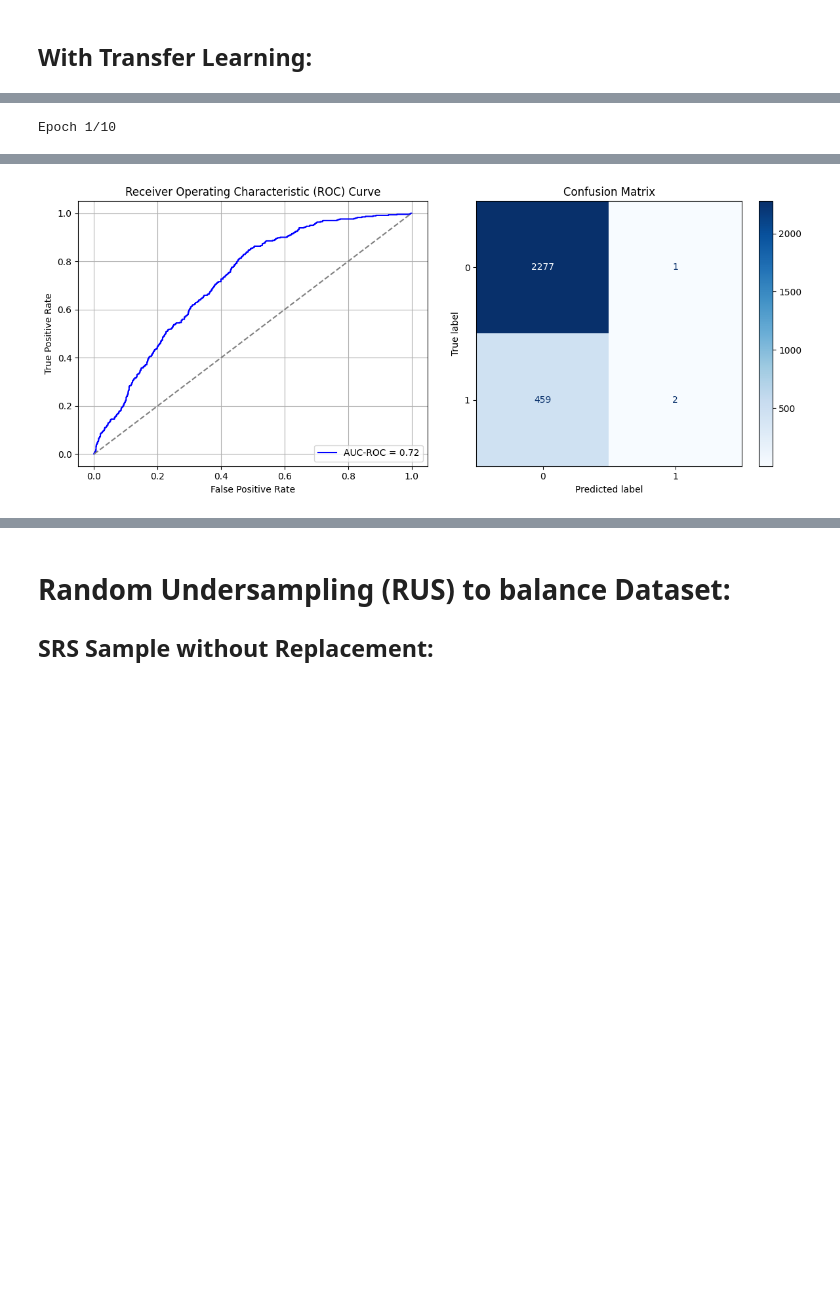
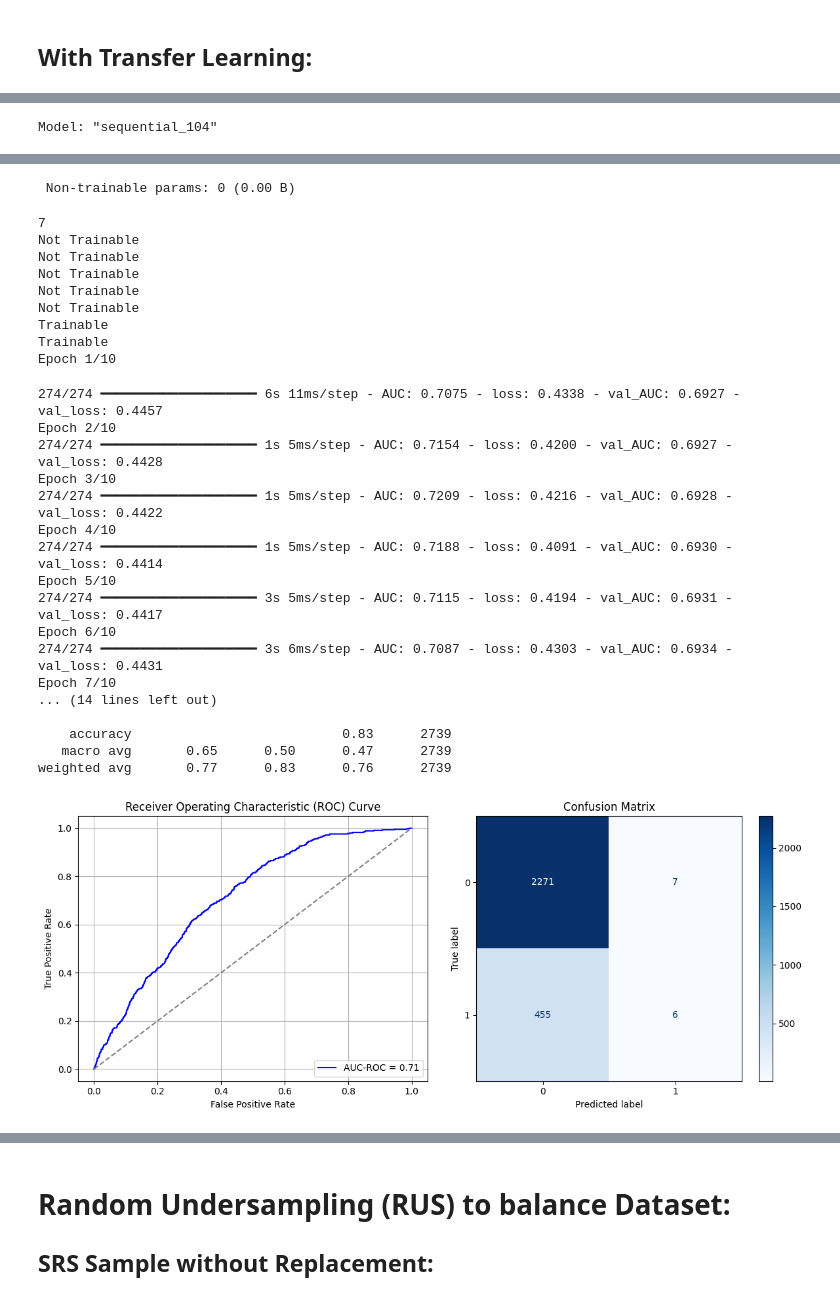
Before and after one commit to AndreiAf02/STAT561_Project, a Jupyter notebook: STAT561_Project_Code_V6_Heart_Disease_Fine_Tuning.ipynb, the cells around one changed output, grey strips where cells are left out. Drawn from its saved outputs; the diff is of its cells as text; code cells hidden in the pictures; blank space fills up the shorter version.

```diff
--- a/STAT561_Project_Code_V6_Heart_Disease_Fine_Tuning.ipynb
+++ b/STAT561_Project_Code_V6_Heart_Disease_Fine_Tuning.ipynb
@@ -698,4 +732,4 @@ Time elapsed (performance): 1.0154661570004464
 # %%
-fine_tuning(X_T_train, X_T_test, y_T_train, y_T_test, 3)
+fine_tuning(X_T_train, X_T_test, y_T_train, y_T_test, 0, 5)
 # %% [output]
-Epoch 1/10
+Model: "sequential_104"
@@ -719 +752,0 @@ weighted avg       0.80      0.83      0.76      2739
-[figure, old version]
@@ -722,0 +755,28 @@ Time elapsed (performance): 12.581420528999843
+ Non-trainable params: 0 (0.00 B)
+7
+Not Trainable
+Not Trainable
+Not Trainable
+Not Trainable
+Not Trainable
+Trainable
+Trainable
+Epoch 1/10
+274/274 ━━━━━━━━━━━━━━━━━━━━ 6s 11ms/step - AUC: 0.7075 - loss: 0.4338 - val_AUC: 0.6927 - val_loss: 0.4457
+Epoch 2/10
+274/274 ━━━━━━━━━━━━━━━━━━━━ 1s 5ms/step - AUC: 0.7154 - loss: 0.4200 - val_AUC: 0.6927 - val_loss: 0.4428
+Epoch 3/10
+274/274 ━━━━━━━━━━━━━━━━━━━━ 1s 5ms/step - AUC: 0.7209 - loss: 0.4216 - val_AUC: 0.6928 - val_loss: 0.4422
+Epoch 4/10
+274/274 ━━━━━━━━━━━━━━━━━━━━ 1s 5ms/step - AUC: 0.7188 - loss: 0.4091 - val_AUC: 0.6930 - val_loss: 0.4414
+Epoch 5/10
+274/274 ━━━━━━━━━━━━━━━━━━━━ 3s 5ms/step - AUC: 0.7115 - loss: 0.4194 - val_AUC: 0.6931 - val_loss: 0.4417
+Epoch 6/10
+274/274 ━━━━━━━━━━━━━━━━━━━━ 3s 6ms/step - AUC: 0.7087 - loss: 0.4303 - val_AUC: 0.6934 - val_loss: 0.4431
+Epoch 7/10
+... (14 lines left out)
+
+    accuracy                           0.83      2739
+   macro avg       0.65      0.50      0.47      2739
+weighted avg       0.77      0.83      0.76      2739
+[figure, new version]
```
Also changed, not shown: parts of 9 cells of this notebook.
